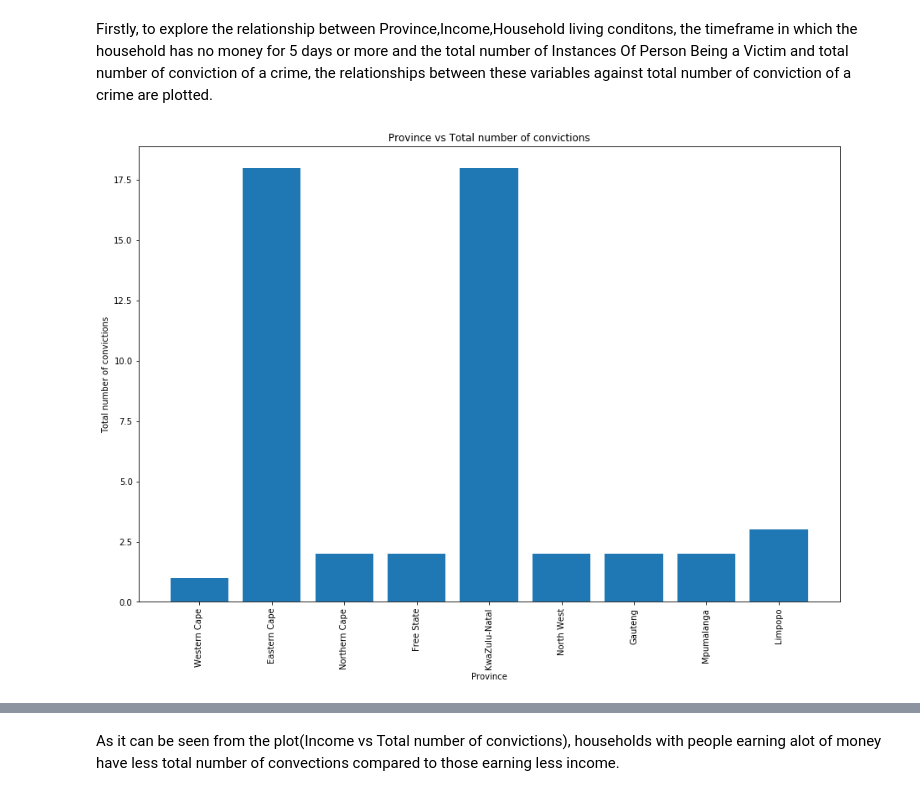
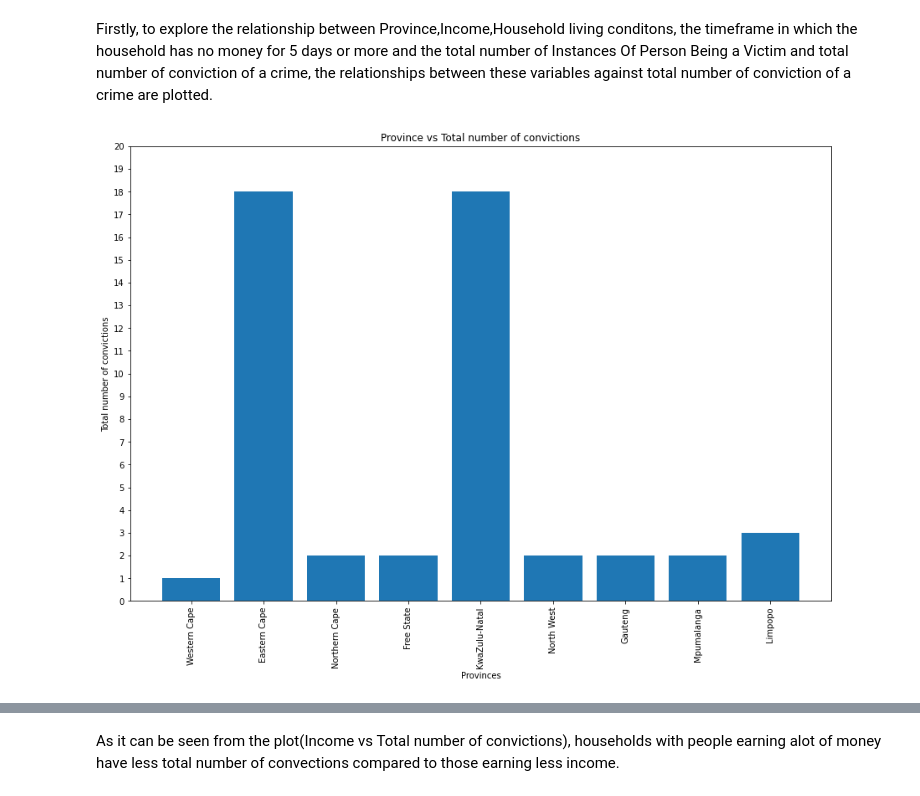
Before and after one commit to DonaldMbara/DAE-Project, a Jupyter notebook: Project1_Draft.ipynb, the cells around one changed output, grey strips where cells are left out. Drawn from its saved outputs; the diff is of its cells as text; code cells hidden in the pictures.

```diff
--- a/Project1_Draft.ipynb
+++ b/Project1_Draft.ipynb
@@ -487,25 +513,28 @@ Firstly, to explore the relationship between Province,Income,Household living co
 # %%
 prov = DATA.province_code
 convictions = DATA.Total_number_of_convictions
 
 labels = ['Western Cape','Eastern Cape','Northern Cape','Free State',
                     'KwaZulu-Natal','North West','Gauteng','Mpumalanga','Limpopo']
 x = [1,2,3,4,5,6,7,8,9]
 
+
 fig,ax = plt.subplots()
 fig.set_size_inches(15, 10)
 plt.xticks(x, labels, rotation='vertical')
 ax.set_xticks(x)
 ax.set_xticklabels(labels)
 ax.bar(prov,convictions)
 
+ax.set_yticks(range(21))
+
 
 plt.title('Province vs Total number of convictions')
 plt.ylabel('Total number of convictions')
-plt.xlabel('Province')
+plt.xlabel('Provinces')
 plt.show()
 # %% [output]
-[figure, old version]
+[figure, new version]
 # %%
 income = DATA.income
 convictions = DATA.Total_number_of_convictions
```
Also changed, not shown: parts of 15 cells of this notebook.
